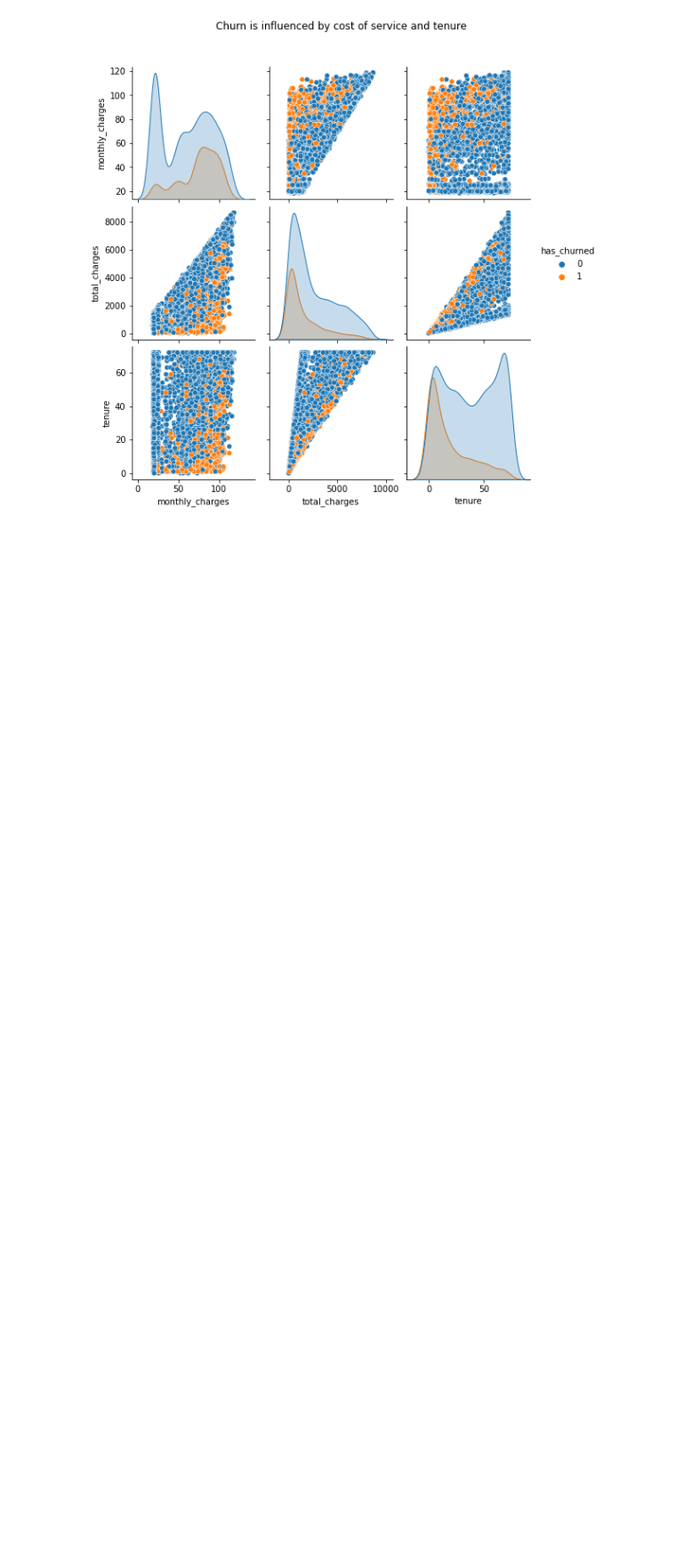
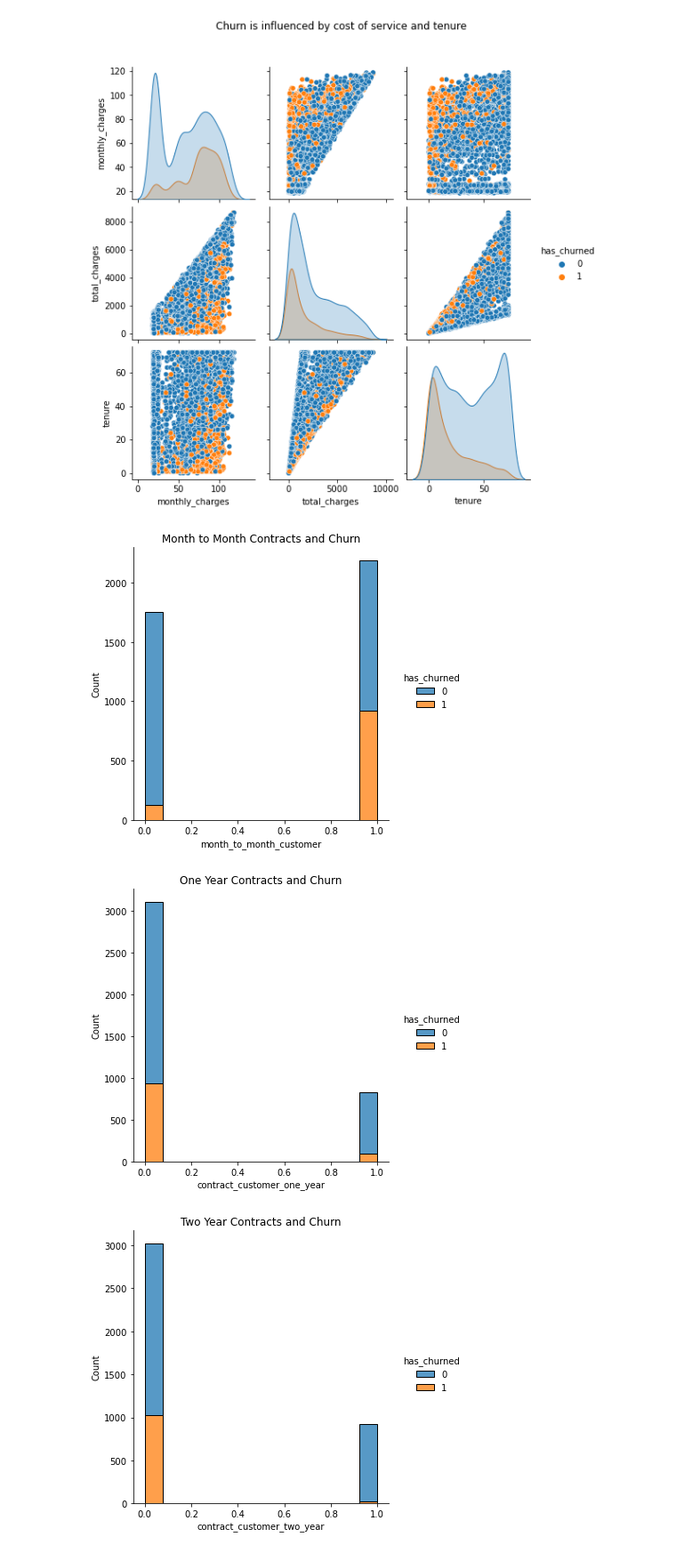
Before and after one commit to brandon-sharpe/Project-Classification, a Jupyter notebook: Explore notebook.ipynb, the cells around one changed output. Shown at 89% size. Cells and saved outputs as stored; diff of their text form; code cells hidden in the pictures; blank space fills up the shorter version.

```diff
--- a/Explore notebook.ipynb
+++ b/Explore notebook.ipynb
@@ -35,3 +44,20 @@ g.fig.suptitle("Churn is influenced by cost of service and tenure", y=1.08)
 plt.show()
 # %% [output]
 [figure]
+# %%
+sns.displot(train, x='month_to_month_customer', hue = 'has_churned', multiple= 'stack')
+plt.title('Month to Month Contracts and Churn')
+plt.show()
+
+sns.displot(train, x='contract_customer_one_year', hue = 'has_churned', multiple= 'stack')
+plt.title('One Year Contracts and Churn')
+plt.show()
+
+
+sns.displot(train, x='contract_customer_two_year', hue = 'has_churned', multiple= 'stack')
+plt.title('Two Year Contracts and Churn')
+plt.show()
+# %% [output]
+[figure, added]
+[figure, added]
+[figure, added]
```
Also changed, not shown: parts of 2 cells of this notebook, 3 other files.
